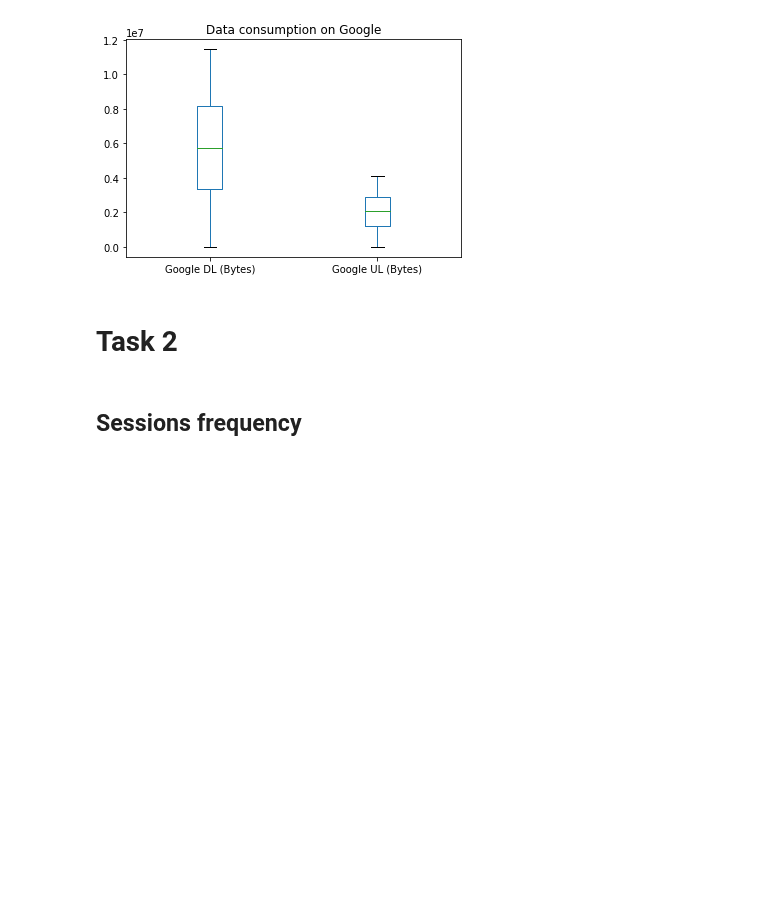
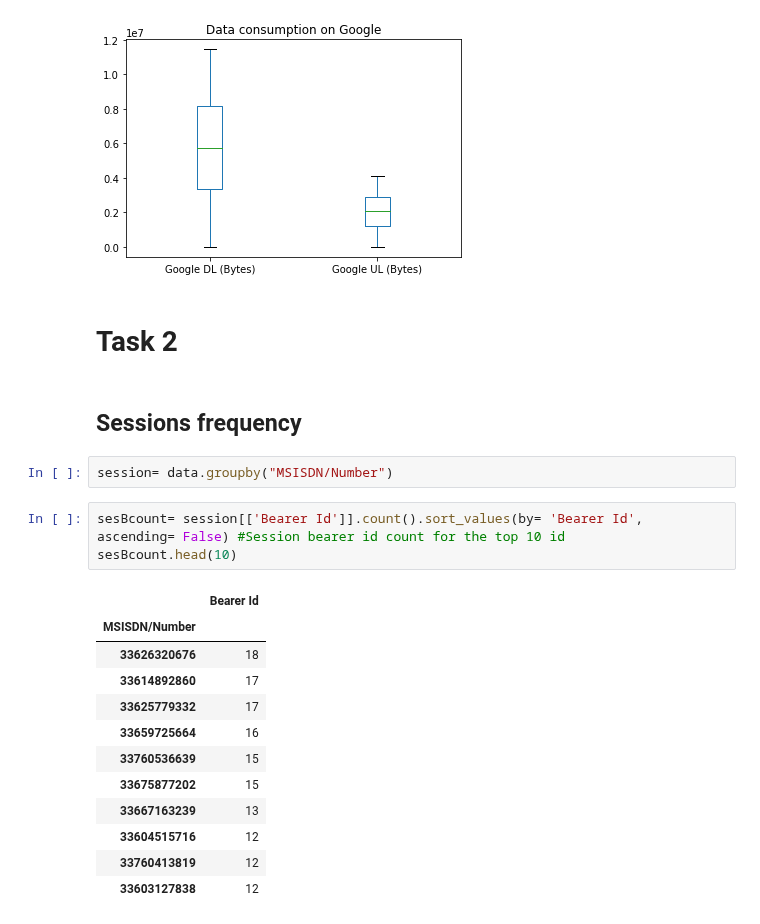
Before and after one commit to comsavvy/Data-analysis-for-business, a Jupyter notebook: Data analysis1.ipynb, the cells around one changed output. Saved outputs shown, nothing was run; the diff lists cells and outputs as text; blank space fills up the shorter version.

```diff
--- a/Data analysis1.ipynb
+++ b/Data analysis1.ipynb
@@ -467,3 +469,21 @@ Text(0.5, 1.0, 'Data consumption on Google')
 # Task 2
 # %% [markdown]
 ## Sessions frequency
+# %%
+session= data.groupby("MSISDN/Number")
+# %%
+sesBcount= session[['Bearer Id']].count().sort_values(by= 'Bearer Id', ascending= False) #Session bearer id count for the top 10 id
+sesBcount.head(10)
+# %% [output]
+|  | Bearer Id |
+| MSISDN/Number |  |
+| 33626320676 | 18 |
+| 33614892860 | 17 |
+| 33625779332 | 17 |
+| 33659725664 | 16 |
+| 33760536639 | 15 |
+| 33675877202 | 15 |
+| 33667163239 | 13 |
+| 33604515716 | 12 |
+| 33760413819 | 12 |
+| 33603127838 | 12 |
```
Also changed, not shown: parts of 10 cells of this notebook.
